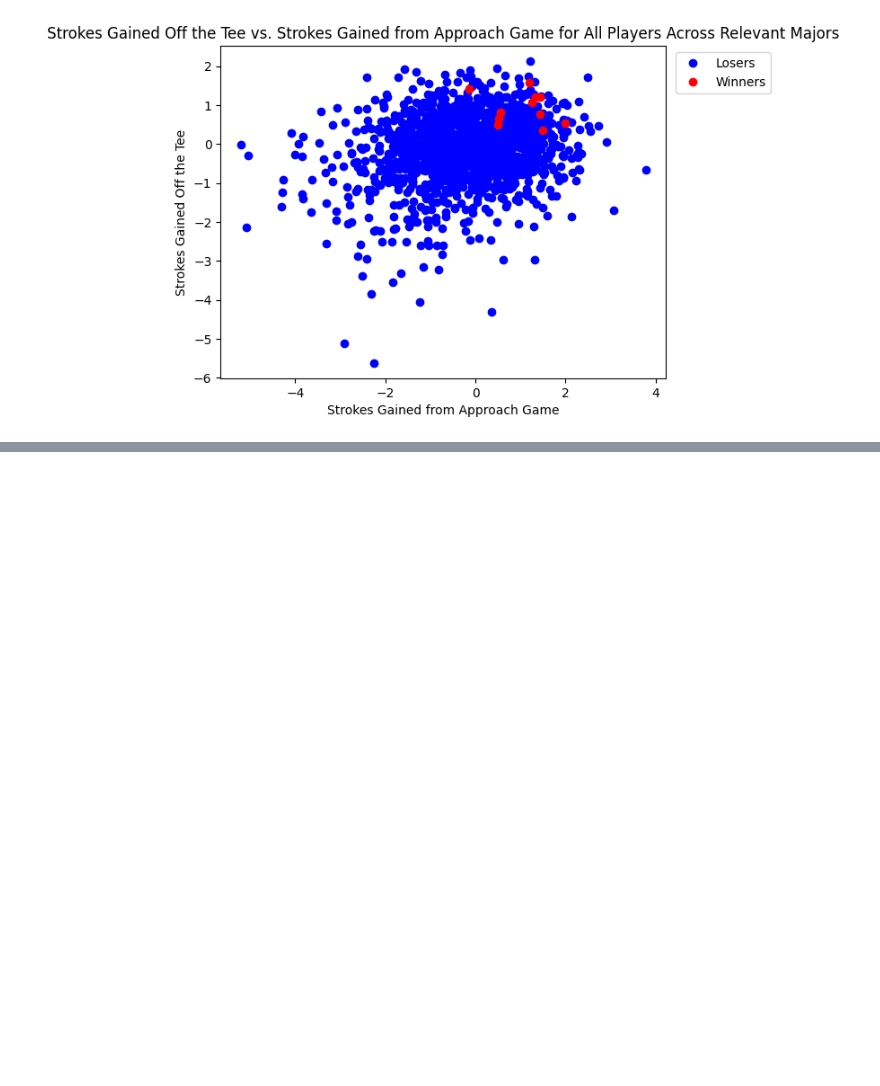
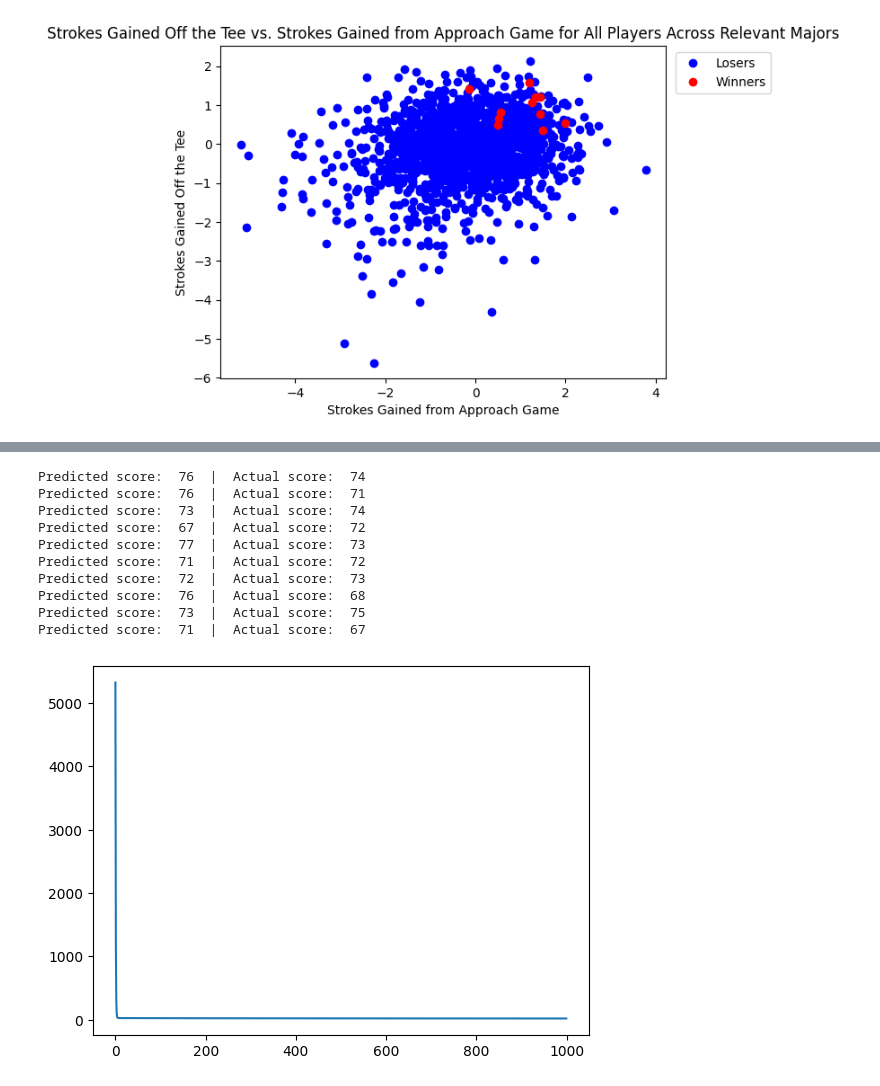
Before and after one commit to bendobbins/bendobbins.github.io, a Jupyter notebook: tutorial.ipynb, the cells around one changed output, grey strips where cells are left out. Drawn from its saved outputs; the diff is of its cells as text; code cells hidden in the pictures; blank space fills up the shorter version.

```diff
--- a/tutorial.ipynb
+++ b/tutorial.ipynb
@@ -233,0 +332,61 @@ for category in categories:
+# %%
+score_regression = data[['driving_dist', 'driving_acc', 'gir', 'scrambling', 'prox_rgh', 'prox_fw', 'great_shots', 'poor_shots', 'round_score']]
+score_regression = score_regression.dropna()
+
+def gradient_descent(X, y, alpha, epochs, lossfn='MSE'):
+    X = np.c_[np.ones((X.shape[0], 1)), X]
+    num_obs, num_feats = X.shape
+    theta = np.zeros(num_feats)
+    loss = np.zeros(epochs)
+
+    for i in range(epochs):
+        if lossfn == 'MSE':
+            # MSE as loss function
+            loss[i] = (1/num_obs) * np.linalg.norm(X.dot(theta) - y)**2
+            gradient = (2/num_obs) * X.T.dot(X.dot(theta) - y)
+        elif lossfn == 'MAE':
+            # MAE as loss function
+            loss[i] = (1/num_obs) * np.sum(np.abs(X.dot(theta) - y))
+            gradient = (1/num_obs) * X.T.dot(np.sign(X.dot(theta) - y))
+        elif lossfn == 'logistic':
+            # Logistic loss function
+            loss[i] = (1/num_obs) * np.sum(-y * np.log(1 / (1 + np.exp((X.dot(-theta.T))))) - (1 - y) * np.log(1 - 1 / (1 + np.exp((X.dot(-theta.T))))))
+            gradient = (1/num_obs) * X.T.dot(1 / (1 + np.exp((X.dot(-theta.T)))) - y)
+        else:
+            print("Invalid loss function")
+            return
+
+        theta = theta - alpha * gradient
+
+    return theta, loss
+
+
+def predict(X, theta):
+    return theta[0] + theta[1:].dot(X)
+
+
+X = score_regression[['driving_dist', 'driving_acc', 'gir', 'scrambling', 'prox_rgh', 'prox_fw', 'great_shots', 'poor_shots']].values
+y = score_regression['round_score'].values
+E = 1000
+
+theta, loss = gradient_descent(X, y, 0.000008, E)
+
+plt.plot(range(E), loss)
+
+no_null_data = data.dropna()
+for _ in range(10):
+    i = np.random.randint(0, len(no_null_data))
+    prediction = predict(no_null_data.iloc[i][['driving_dist', 'driving_acc', 'gir', 'scrambling', 'prox_rgh', 'prox_fw', 'great_shots', 'poor_shots']].values, theta)
+    print("Predicted score: ", int(np.round(prediction)), ' | ', "Actual score: ", no_null_data.iloc[i]['round_score'])
+# %% [output]
+Predicted score:  76  |  Actual score:  74
+Predicted score:  76  |  Actual score:  71
+Predicted score:  73  |  Actual score:  74
+Predicted score:  67  |  Actual score:  72
+Predicted score:  77  |  Actual score:  73
+Predicted score:  71  |  Actual score:  72
+Predicted score:  72  |  Actual score:  73
+Predicted score:  76  |  Actual score:  68
+Predicted score:  73  |  Actual score:  75
+Predicted score:  71  |  Actual score:  67
+[figure, added]
```
Also changed, not shown: parts of 16 cells of this notebook.
